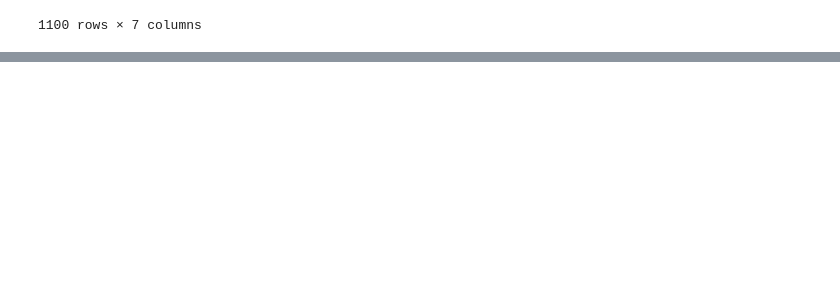
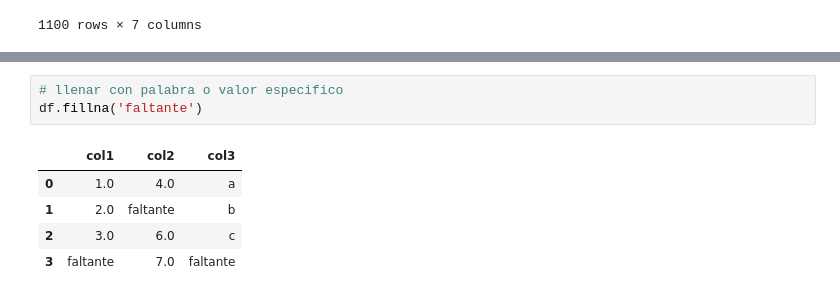
Before and after one commit to M-Alejo/numpy_pandas, a Jupyter notebook: bases_pandas_numpy.ipynb, the cells around one changed output, grey strips where cells are left out. Drawn from its saved outputs; the diff is of its cells as text; blank space fills up the shorter version.

```diff
--- a/bases_pandas_numpy.ipynb
+++ b/bases_pandas_numpy.ipynb
@@ -968,0 +1004,9 @@ df_libros_copia
+# %%
+# llenar con palabra o valor especifico
+df.fillna('faltante')
+# %% [output]
+|  | col1 | col2 | col3 |
+| 0 | 1.0 | 4.0 | a |
+| 1 | 2.0 | faltante | b |
+| 2 | 3.0 | 6.0 | c |
+| 3 | faltante | 7.0 | faltante |
```
Also changed, not shown: parts of 7 cells of this notebook.
